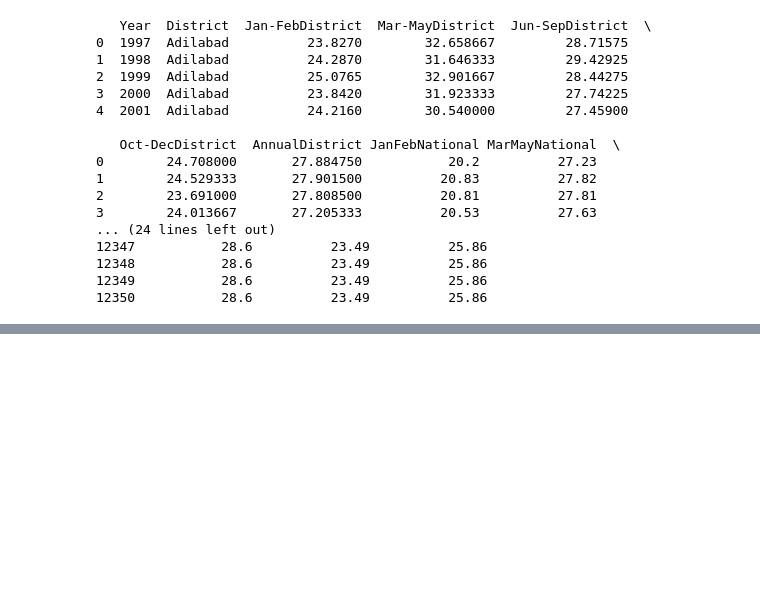
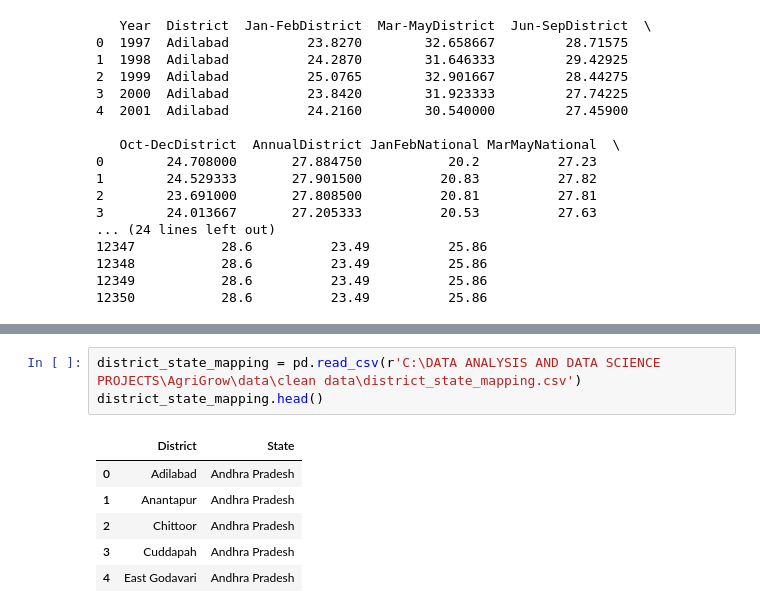
Before and after one commit to HarshilChawla/CropWise-Predictive-Modelling-and-Resource-Planning-for-Sustainable-Agriculture, a Jupyter notebook: code/Data Cleaning and Peprocessing/annual_and_district_temp_cleaning.ipynb, the cells around one changed output, grey strips where cells are left out. Drawn from its saved outputs; the diff is of its cells as text; blank space fills up the shorter version.

Commit message:
Completed data preprocessing: integrated temperature dataset, processed and merged rainfall data, and combined macro and micronutrient soil datasets

```diff
--- a/code/Data Cleaning and Peprocessing/annual_and_district_temp_cleaning.ipynb
+++ b/code/Data Cleaning and Peprocessing/annual_and_district_temp_cleaning.ipynb
@@ -1058,0 +1079,10 @@ final_master_temp_df.to_csv(
+# %%
+district_state_mapping = pd.read_csv(r'C:\DATA ANALYSIS AND DATA SCIENCE PROJECTS\AgriGrow\data\clean data\district_state_mapping.csv')
+district_state_mapping.head()
+# %% [output]
+|  | District | State |
+| 0 | Adilabad | Andhra Pradesh |
+| 1 | Anantapur | Andhra Pradesh |
+| 2 | Chittoor | Andhra Pradesh |
+| 3 | Cuddapah | Andhra Pradesh |
+| 4 | East Godavari | Andhra Pradesh |
```
Also changed, not shown: parts of 8 cells of this notebook, 16 other files.
